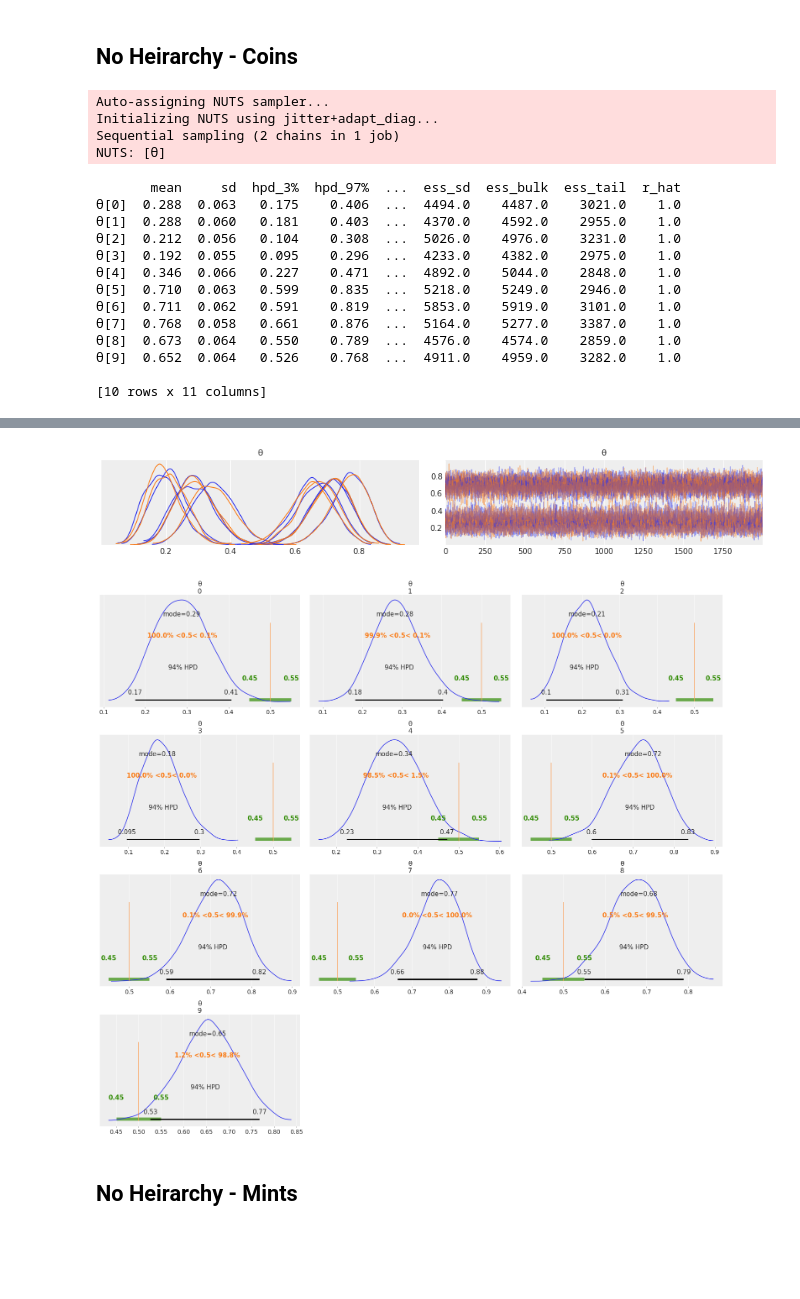
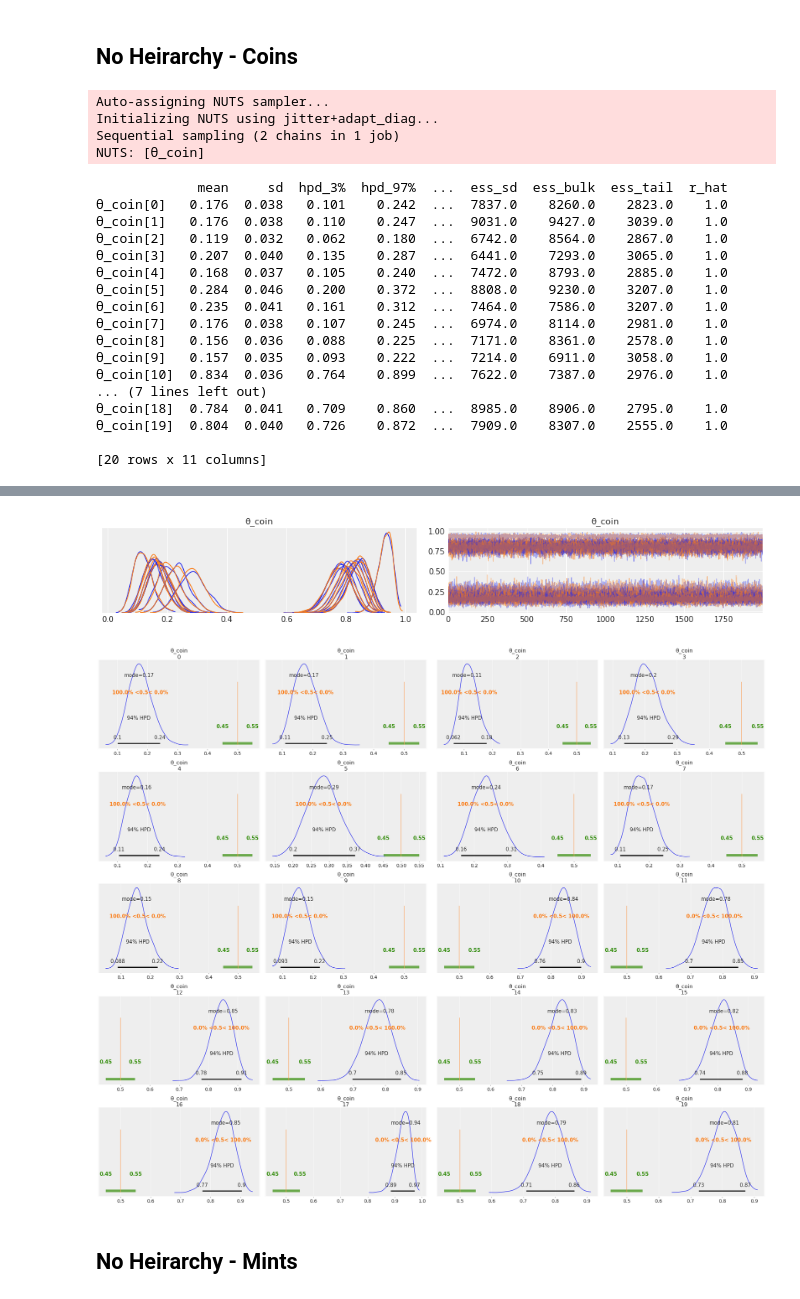
Before and after one commit to ctarrington/data-science-hw, a Jupyter notebook: dbda/ch09-heirarchical-models/heirarchical_on_mint.ipynb, the cells around one changed output, grey strips where cells are left out. Cells and saved outputs as stored; diff of their text form; code cells hidden in the pictures; blank space fills up the shorter version.

```diff
--- a/dbda/ch09-heirarchical-models/heirarchical_on_mint.ipynb
+++ b/dbda/ch09-heirarchical-models/heirarchical_on_mint.ipynb
@@ -86,37 +86,41 @@ num_mints 2
 ## No Heirarchy - Coins
 # %%
 with pm.Model() as model:
-  θ = pm.Beta('θ', alpha=1., beta=1., shape=num_coins)   # uniform prior
+  θ_coin = pm.Beta('θ_coin', alpha=1., beta=1., shape=num_coins)   # uniform prior
 
-  y = pm.Bernoulli('y', p=θ[coin_id], observed=df['flip']) # likelihood p(y|θ)
+  y = pm.Bernoulli('y', p=θ_coin[coin_id], observed=df['flip']) # likelihood p(y|θ)
 
-  trace = pm.sample(2000, random_seed=123)
-  print(az.summary(trace))
-  pm.traceplot(trace)
-  az.plot_posterior(trace, rope=[0.45, 0.55], ref_val=0.5, point_estimate='mode')
+  trace_nh_coins = pm.sample(2000, random_seed=123)
+  print(az.summary(trace_nh_coins))
+  pm.traceplot(trace_nh_coins)
+  az.plot_posterior(trace_nh_coins, rope=[0.45, 0.55], ref_val=0.5, point_estimate='mode')
 
 pm.model_to_graphviz(model)
 # %% [output]
 Auto-assigning NUTS sampler...
 Initializing NUTS using jitter+adapt_diag...
 Sequential sampling (2 chains in 1 job)
-NUTS: [θ]
+NUTS: [θ_coin]
-       mean     sd  hpd_3%  hpd_97%  ...  ess_sd  ess_bulk  ess_tail  r_hat
-θ[0]  0.288  0.063   0.175    0.406  ...  4494.0    4487.0    3021.0    1.0
-θ[1]  0.288  0.060   0.181    0.403  ...  4370.0    4592.0    2955.0    1.0
-θ[2]  0.212  0.056   0.104    0.308  ...  5026.0    4976.0    3231.0    1.0
-θ[3]  0.192  0.055   0.095    0.296  ...  4233.0    4382.0    2975.0    1.0
-θ[4]  0.346  0.066   0.227    0.471  ...  4892.0    5044.0    2848.0    1.0
-θ[5]  0.710  0.063   0.599    0.835  ...  5218.0    5249.0    2946.0    1.0
-θ[6]  0.711  0.062   0.591    0.819  ...  5853.0    5919.0    3101.0    1.0
-θ[7]  0.768  0.058   0.661    0.876  ...  5164.0    5277.0    3387.0    1.0
-θ[8]  0.673  0.064   0.550    0.789  ...  4576.0    4574.0    2859.0    1.0
-θ[9]  0.652  0.064   0.526    0.768  ...  4911.0    4959.0    3282.0    1.0
+             mean     sd  hpd_3%  hpd_97%  ...  ess_sd  ess_bulk  ess_tail  r_hat
+θ_coin[0]   0.176  0.038   0.101    0.242  ...  7837.0    8260.0    2823.0    1.0
+θ_coin[1]   0.176  0.038   0.110    0.247  ...  9031.0    9427.0    3039.0    1.0
+θ_coin[2]   0.119  0.032   0.062    0.180  ...  6742.0    8564.0    2867.0    1.0
+θ_coin[3]   0.207  0.040   0.135    0.287  ...  6441.0    7293.0    3065.0    1.0
+θ_coin[4]   0.168  0.037   0.105    0.240  ...  7472.0    8793.0    2885.0    1.0
+θ_coin[5]   0.284  0.046   0.200    0.372  ...  8808.0    9230.0    3207.0    1.0
+θ_coin[6]   0.235  0.041   0.161    0.312  ...  7464.0    7586.0    3207.0    1.0
+θ_coin[7]   0.176  0.038   0.107    0.245  ...  6974.0    8114.0    2981.0    1.0
+θ_coin[8]   0.156  0.036   0.088    0.225  ...  7171.0    8361.0    2578.0    1.0
+θ_coin[9]   0.157  0.035   0.093    0.222  ...  7214.0    6911.0    3058.0    1.0
+θ_coin[10]  0.834  0.036   0.764    0.899  ...  7622.0    7387.0    2976.0    1.0
+... (7 lines left out)
+θ_coin[18]  0.784  0.041   0.709    0.860  ...  8985.0    8906.0    2795.0    1.0
+θ_coin[19]  0.804  0.040   0.726    0.872  ...  7909.0    8307.0    2555.0    1.0
 
-[10 rows x 11 columns]
+[20 rows x 11 columns]
 [drawing not drawn]
-[figure, old version]
+[figure, new version]
-[figure, old version]
+[figure, new version]
 # %% [markdown]
 ## No Heirarchy - Mints
 # %%
```
Also changed, not shown: parts of 11 cells of this notebook.
